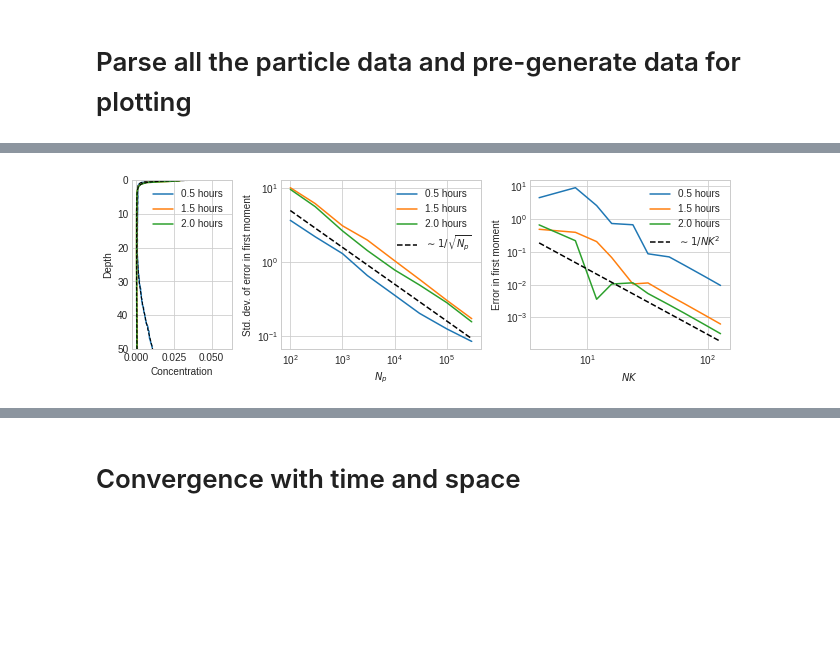
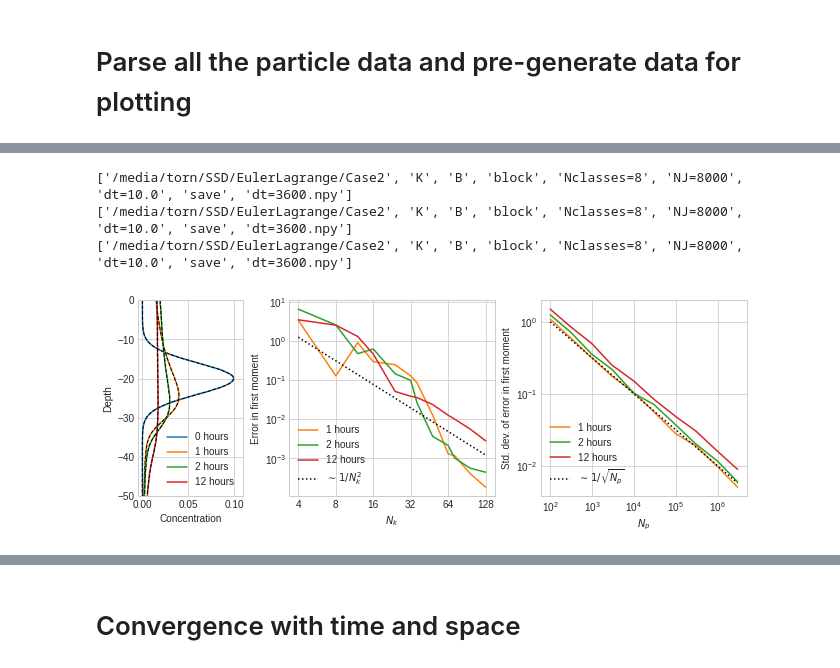
Before and after one commit to nordam/Eulerian-and-Lagrangian-methods, a Jupyter notebook: notebooks/All-plots-for-manuscript.ipynb, the cells around one changed output, grey strips where cells are left out. Cells and saved outputs as stored; diff of their text form; code cells hidden in the pictures; blank space fills up the shorter version.

```diff
--- a/notebooks/All-plots-for-manuscript.ipynb
+++ b/notebooks/All-plots-for-manuscript.ipynb
@@ -230,0 +451,5 @@ def plot_concentration_comparison(case, profile, dt_L, Np, dt_E, NK, NJ, it, ax
+# %%
+colors = []
+for i in range(8):
+    l, = plt.plot([0, 1], [0, i])
+    colors.append(l.get_color())
@@ -294,54 +531,70 @@ ax.append(fig.add_subplot(1, 13, (9,13)))
 
 case = 2
 profile = 'B'
-dt_L = 2.0
-dt_E = 1.0
-NJ = 4000
+dt_L = 10.0
+dt_E = 10.0
+NJ = 8000
 
 # Use these parameters for concentration comparison
-Np = 300000
+Np = 3000000
 NK = 128
 
-for it in [1, 3, 4]:
-    _ = plot_concentration_comparison(case, profile, dt_L, Np, dt_E, NK, NJ, it, ax = ax[0])
-    Nps, _ = plot_particle_convergence(case, profile, dt_L, it, df, ax = ax[1])
-    NKs, _ = plot_class_convergence(case, profile, dt_E, NJ, it, ax = ax[2])
+for i, it in enumerate([0, 1, 2, 12]):
+    _ = plot_concentration_comparison(case, profile, dt_L, Np, dt_E, NK, NJ, it, ax = ax[0], color=colors[i], dt_save_E=3600, dt_save_L=3600)
+    if it > 0:
+        NKs, _ = plot_class_convergence(case, profile, dt_E, NJ, it, ax = ax[1], color=colors[i], dt_save_E=3600)
+        Nps, _ = plot_particle_convergence(case, profile, dt_L, it, df, ax = ax[2], color=colors[i], dt_save_L=3600)
 
 
 # Add labels to concentration plots
 ax[0].set_xlabel('Concentration')
 ax[0].set_ylabel('Depth')
 # Flip axis on concentration plots
-ax[0].set_ylim(50, 0)
+ax[0].set_ylim(-50, 0)
 
 # Add labels to particle convergence
-ax[1].set_xlabel('$N_p$')
-ax[1].set_ylabel('Std. dev. of error in first moment')
+ax[2].set_xlabel('$N_p$')
+ax[2].set_ylabel('Std. dev. of error in first moment')
 
 # Add labels to class convergence
-ax[2].set_xlabel('$NK$')
-ax[2].set_ylabel('Error in first moment')
+ax[1].set_xlabel('$N_k$')
+ax[1].set_ylabel('Error in first moment')
 
 # Plot trendlines
-ax[1].plot(Nps, 50/np.sqrt(Nps), '--', c = 'k', label = '$\sim 1/\sqrt{N_p}$')
-ax[2].plot(NKs[:-1], 3/NKs[:-1]**2, '--', c = 'k', label = '$\sim 1/NK^2$')
+ax[2].plot(Nps, 10/np.sqrt(Nps), ':', c = 'k', label = '$\sim 1/\sqrt{N_p}$')
+ax[1].plot(NKs[:-1], 20/NKs[:-1]**2, ':', c = 'k', label = '$\sim 1/N_k^2$')
 
 # Logscale
 for i in [1,2]:
     ax[i].set_xscale('log')
     ax[i].set_yscale('log')
 
 # Legend
-for i in [0,1,2]:
-    ax[i].legend()
+ax[0].legend(loc = 'lower right')
+ax[1].legend(loc = 'lower left')
+ax[2].legend(loc = 'lower left')
+
+
+ax[0].set_xlim(-0.005, 0.11)
+
+ax[1].set_xticks([4, 8, 16, 32, 64, 128])
+ax[1].set_xticklabels([4, 8, 16, 32, 64, 128])
 
 # Adjust layout
 plt.tight_layout()
 
+# Adjust layout
+#plt.subplots_adjust(left=0.045, bottom=0.13, right=0.99, top=0.98, wspace=5)
+plt.subplots_adjust(bottom=0.13, top=0.98, left=0.055, right=0.995, wspace=10)
+
 # Save figure
 plt.savefig(f'summary_plot_{case}_{profile}.png', dpi=240)
+plt.savefig(f'summary_plot_{case}_{profile}.pdf')
 # %% [output]
+['/media/torn/SSD/EulerLagrange/Case2', 'K', 'B', 'block', 'Nclasses=8', 'NJ=8000', 'dt=10.0', 'save', 'dt=3600.npy']
+['/media/torn/SSD/EulerLagrange/Case2', 'K', 'B', 'block', 'Nclasses=8', 'NJ=8000', 'dt=10.0', 'save', 'dt=3600.npy']
+['/media/torn/SSD/EulerLagrange/Case2', 'K', 'B', 'block', 'Nclasses=8', 'NJ=8000', 'dt=10.0', 'save', 'dt=3600.npy']
-[figure, old version]
+[figure, new version]
 # %%
 fig = plt.figure(figsize=(9,3.2))
 ax = []
```
Also changed, not shown: parts of 24 cells of this notebook, 15 other files.
